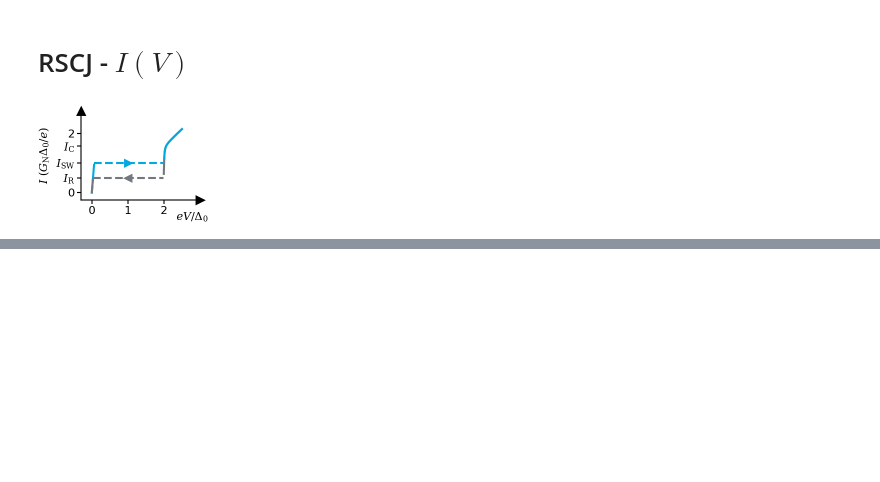
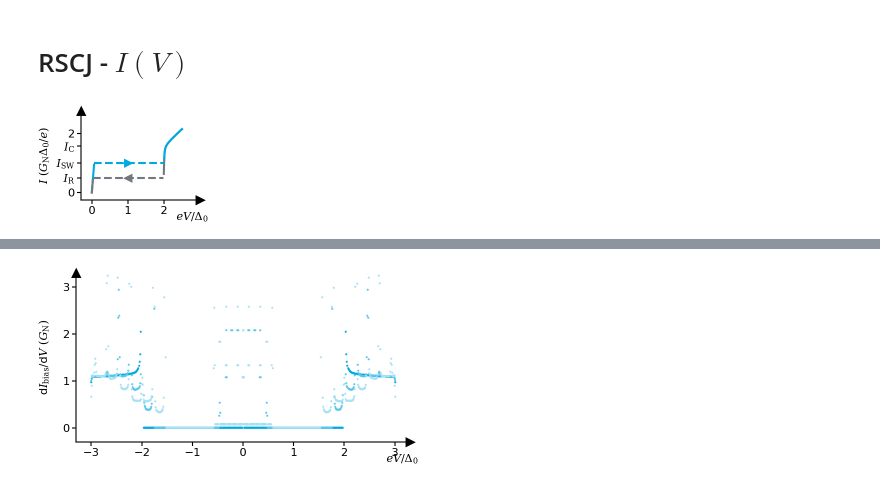
Before and after one commit to schmampf/dissertation, a Jupyter notebook: theory/macro/macro.ipynb, the cells around one changed output, grey strips where cells are left out. Saved outputs shown, nothing was run; the diff lists cells and outputs as text; code cells hidden in the pictures; blank space fills up the shorter version.

```diff
--- a/theory/macro/macro.ipynb
+++ b/theory/macro/macro.ipynb
@@ -845,0 +867,27 @@ theory_layout(fig, ax, title, xlabel, ylabel, padding=(0.35, 0.15))
+# %%
+fig, ax = get_figure(figsize=(3.8, 2.0))
+
+colors = [get_color(), get_color(shade="65"), get_color(shade="35")]
+
+for i, a_mV in enumerate(A_mV):
+    v_over, i_over = oversample(V_over[:, i] * Delta_0_meV, I_bias, upsample=1000)
+    I_over = bin_y_over_x(v_over, i_over, V_mV)
+    didv_over = np.gradient(I_over, V_mV) * Delta_0_meV
+    ax.plot(
+        V_mV / Delta_0_meV,
+        didv_over,
+        ".",
+        color=colors[i],
+        ms=1,
+    )
+
+# ax.set_xlim(-2.6, 2.6)
+ax.set_ylim(-0.3, 3.3)
+
+xlabel = "$eV/\\Delta_0$"
+ylabel = "d$I_\\mathrm{bias}/$d$V\\ (G_\\mathrm{N})$"
+title = None
+
+theory_layout(fig, ax, title, xlabel, ylabel)
+# %% [output]
+[figure, added]
```
Also changed, not shown: parts of 10 cells of this notebook, 17 other files.
